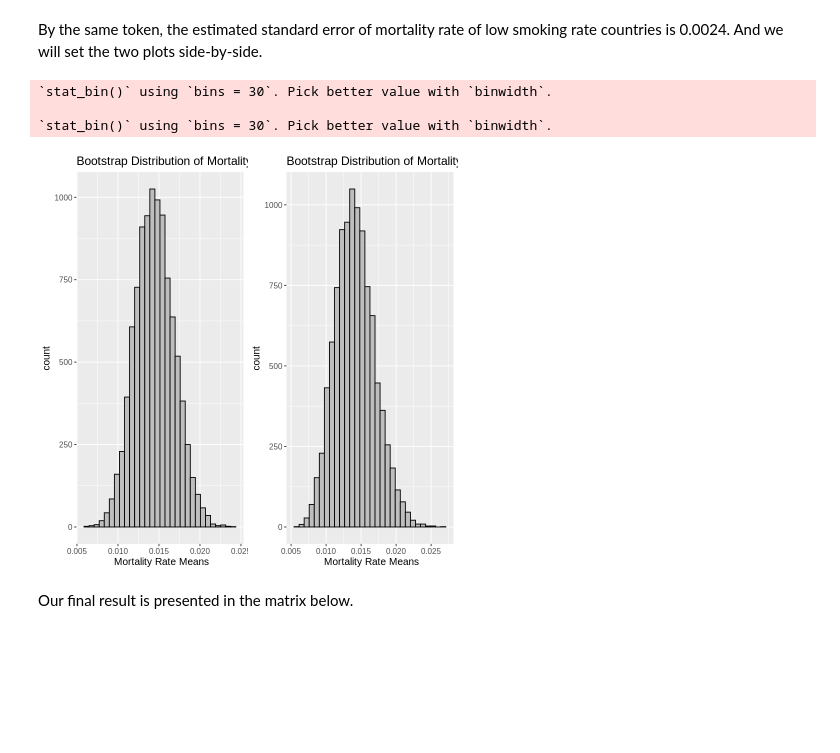
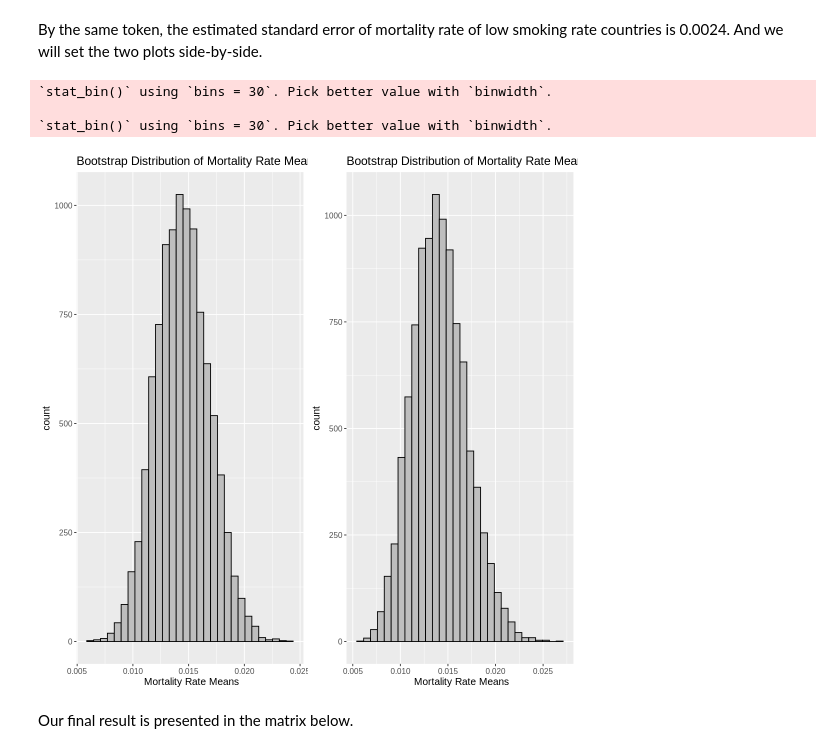
Before and after one commit to RayNguyent/STAT-201-Project, a Jupyter notebook: Proposal.ipynb, the cells around one changed output. Saved outputs shown, nothing was run; the diff lists cells and outputs as text; code cells hidden in the pictures; blank space fills up the shorter version.

```diff
--- a/Proposal.ipynb
+++ b/Proposal.ipynb
@@ -157,22 +151,23 @@ high_smoking_data_vis <- high_smoking_bootstrap %>% ggplot(aes(x = stat)) + geom
 By the same token, the estimated standard error of mortality rate of low smoking rate countries is 0.0024. And we will set the two plots side-by-side.
 # %%
 set.seed(2022)
+options(repr.plot.width = 9, repr.plot.height = 9)
 low_smoking_sample<- low_smoking_data %>% rep_sample_n(size = 20, reps = 1, replace = F)
 low_smoking_bootstrap <- low_smoking_sample %>% specify(response = mortality_rate) %>%
                           generate(reps = 10000, type = "bootstrap") %>%
                           calculate(stat = "mean")
 low_smoking_se <- low_smoking_bootstrap %>% summarise(se = sd(stat))
 
 low_smoking_data_vis <- low_smoking_bootstrap %>% ggplot(aes(x = stat)) + geom_histogram(fill = "grey", color = "black") +
                         labs(x = " Mortality Rate Means", title = "Bootstrap Distribution of Mortality Rate Means (low smoking rate)") +
                         theme(text = element_text(size = 12))
 
 bootstrap_compare <- grid.arrange(low_smoking_data_vis,high_smoking_data_vis,ncol=2)
 # %% [output]
 `stat_bin()` using `bins = 30`. Pick better value with `binwidth`.
 
 `stat_bin()` using `bins = 30`. Pick better value with `binwidth`.
-[figure, old version]
+[figure, new version]
 # %% [markdown]
 Our final result is presented in the matrix below.
 # %%
```
Also changed, not shown: parts of 6 cells of this notebook.
